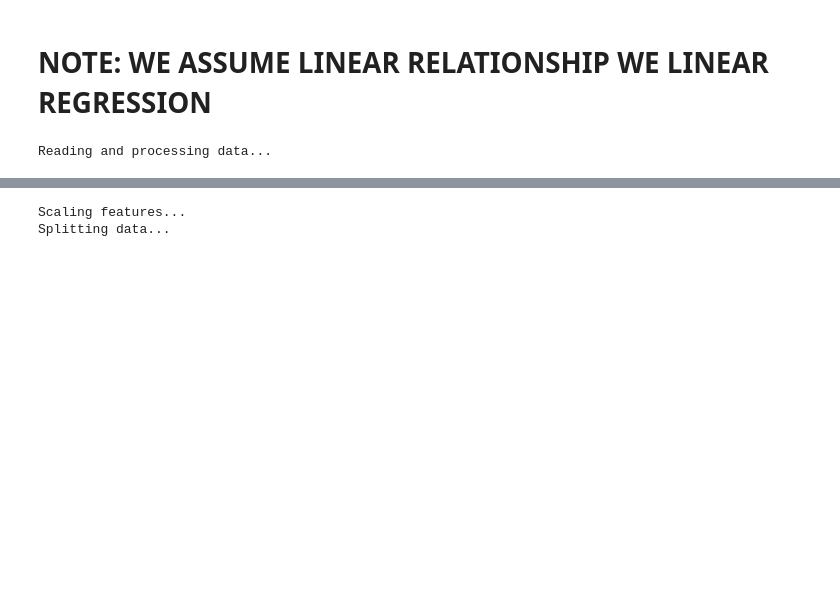
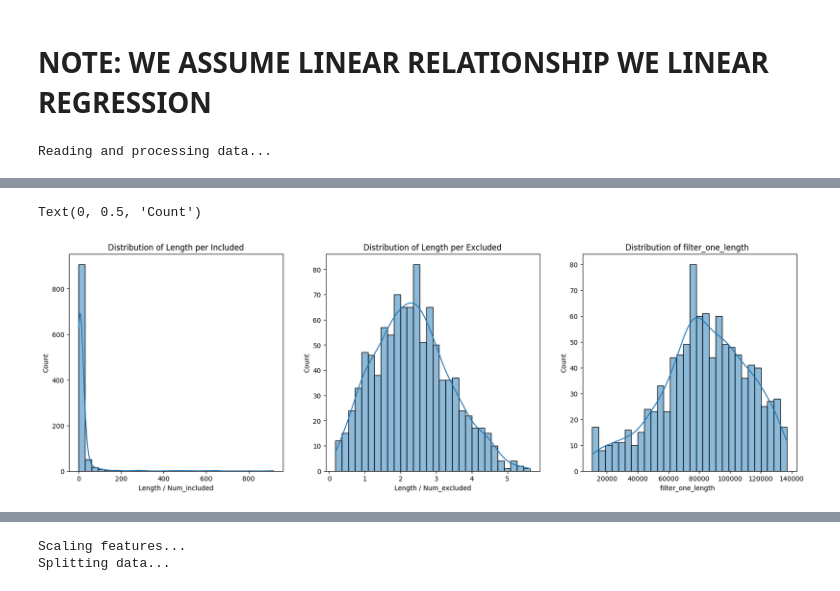
Before and after one commit to flhps/crset-empirical-experiments, a Jupyter notebook: ml_regression_analysis_unpadded_revoked.ipynb, the cells around one changed output, grey strips where cells are left out. Cells and saved outputs as stored; diff of their text form; code cells hidden in the pictures; blank space fills up the shorter version.

```diff
--- a/ml_regression_analysis_unpadded_revoked.ipynb
+++ b/ml_regression_analysis_unpadded_revoked.ipynb
@@ -37,0 +50,14 @@ Reading and processing data...
+# %%
+# Create column with bitstring length
+chunk['bitstring_length'] = chunk['concatenated_bitstrings'].str.len()
+
+# Create columns with length divided by num_included and num_excluded
+chunk['length_per_included'] = chunk['bitstring_length'] / chunk['num_included']
+chunk['length_per_excluded'] = chunk['bitstring_length'] / chunk['num_excluded']
+chunk['ratio'] =  (chunk['num_included'] / chunk['num_excluded'] )
+chunk['filter_one_length'] = chunk['concatenated_bitstrings'].str.split(',').str[0].str.len()
+
+
+# Display first few rows to verify
+print("\nFirst few rows:")
+print(chunk[['concatenated_bitstrings', 'bitstring_length', 'length_per_included', 'length_per_excluded', 'length_per_ratio', 'filter_one_length']].head())
@@ -37,0 +76,24 @@ Reading and processing data...
+# %%
+# Create a figure with three subplots side by side
+fig, (ax1, ax2, ax3) = plt.subplots(1, 3, figsize=(20, 6))
+
+# Plot histogram for length_per_included
+sns.histplot(data=chunk['length_per_included'], bins=30, kde=True, ax=ax1)
+ax1.set_title('Distribution of Length per Included')
+ax1.set_xlabel('Length / Num_included')
+ax1.set_ylabel('Count')
+
+# Plot histogram for length_per_excluded
+sns.histplot(data=chunk['length_per_excluded'], bins=30, kde=True, ax=ax2)
+ax2.set_title('Distribution of Length per Excluded')
+ax2.set_xlabel('Length / Num_excluded')
+ax2.set_ylabel('Count')
+
+# Plot histogram for duration
+sns.histplot(data=chunk['filter_one_length'], bins=30, kde=True, ax=ax3)
+ax3.set_title('Distribution of filter_one_length  ')
+ax3.set_xlabel('filter_one_length  ')
+ax3.set_ylabel('Count')
+# %% [output]
+Text(0, 0.5, 'Count')
+[figure, added]
```
Also changed, not shown: parts of 12 cells of this notebook.
